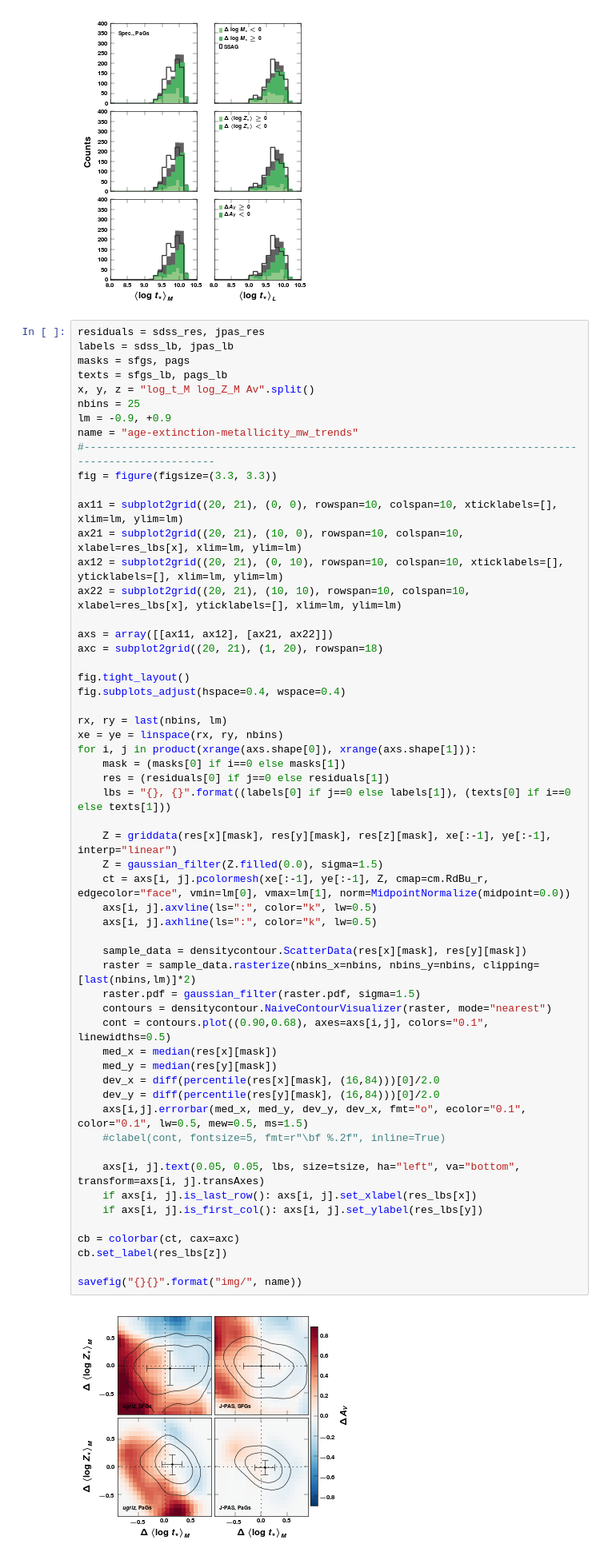
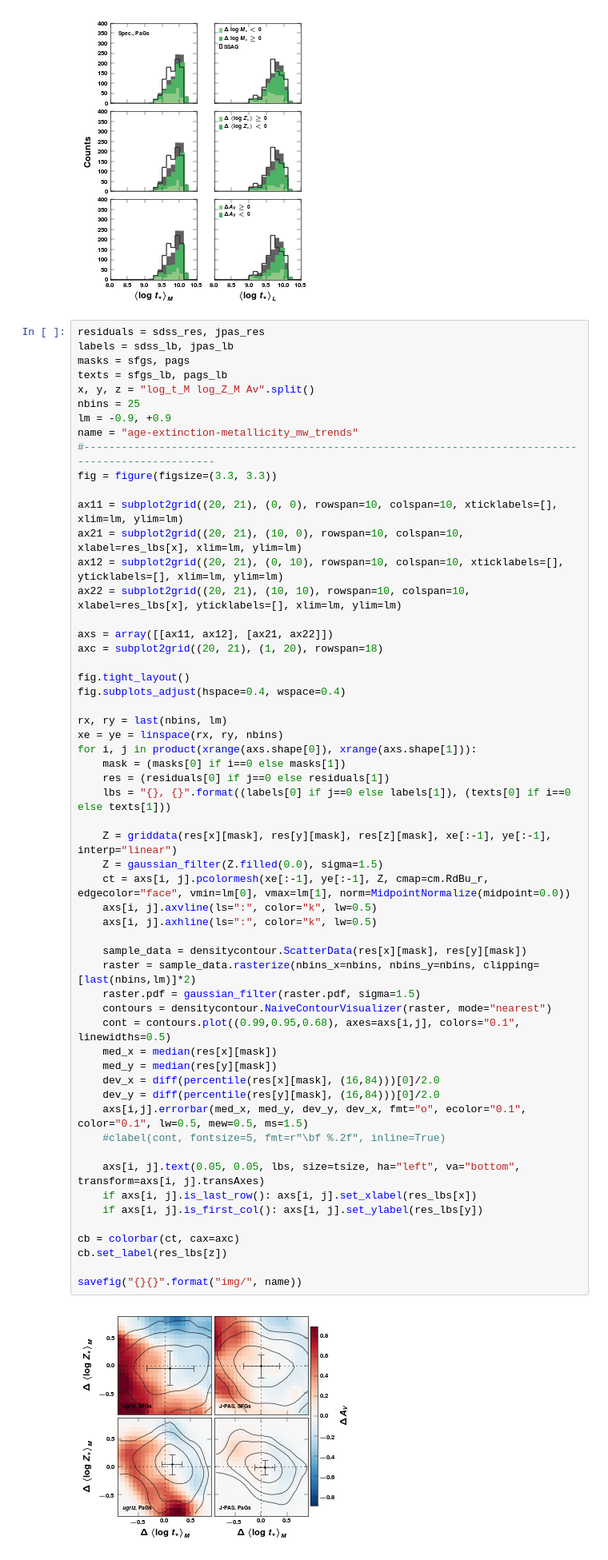
Before and after one commit to ajmejia/notebooks, a Jupyter notebook: TTANearbyUniverseCB13.ipynb, the cells around one changed output. Shown at 80% size. Drawn from its saved outputs; the diff is of its cells as text.

```diff
--- a/TTANearbyUniverseCB13.ipynb
+++ b/TTANearbyUniverseCB13.ipynb
@@ -934,35 +934,35 @@ for i, j in product(xrange(axs.shape[0]), xrange(axs.shape[1])):
     mask = (masks[0] if i==0 else masks[1])
     res = (residuals[0] if j==0 else residuals[1])
     lbs = "{}, {}".format((labels[0] if j==0 else labels[1]), (texts[0] if i==0 else texts[1]))
 
     Z = griddata(res[x][mask], res[y][mask], res[z][mask], xe[:-1], ye[:-1], interp="linear")
     Z = gaussian_filter(Z.filled(0.0), sigma=1.5)
     ct = axs[i, j].pcolormesh(xe[:-1], ye[:-1], Z, cmap=cm.RdBu_r, edgecolor="face", vmin=lm[0], vmax=lm[1], norm=MidpointNormalize(midpoint=0.0))
     axs[i, j].axvline(ls=":", color="k", lw=0.5)
     axs[i, j].axhline(ls=":", color="k", lw=0.5)
 
     sample_data = densitycontour.ScatterData(res[x][mask], res[y][mask])
     raster = sample_data.rasterize(nbins_x=nbins, nbins_y=nbins, clipping=[last(nbins,lm)]*2)
     raster.pdf = gaussian_filter(raster.pdf, sigma=1.5)
     contours = densitycontour.NaiveContourVisualizer(raster, mode="nearest")
-    cont = contours.plot((0.90,0.68), axes=axs[i,j], colors="0.1", linewidths=0.5)
+    cont = contours.plot((0.99,0.95,0.68), axes=axs[i,j], colors="0.1", linewidths=0.5)
     med_x = median(res[x][mask])
     med_y = median(res[y][mask])
     dev_x = diff(percentile(res[x][mask], (16,84)))[0]/2.0
     dev_y = diff(percentile(res[y][mask], (16,84)))[0]/2.0
     axs[i,j].errorbar(med_x, med_y, dev_y, dev_x, fmt="o", ecolor="0.1", color="0.1", lw=0.5, mew=0.5, ms=1.5)
     #clabel(cont, fontsize=5, fmt=r"\bf %.2f", inline=True)
 
     axs[i, j].text(0.05, 0.05, lbs, size=tsize, ha="left", va="bottom", transform=axs[i, j].transAxes)
     if axs[i, j].is_last_row(): axs[i, j].set_xlabel(res_lbs[x])
     if axs[i, j].is_first_col(): axs[i, j].set_ylabel(res_lbs[y])
 
 cb = colorbar(ct, cax=axc)
 cb.set_label(res_lbs[z])
 
 savefig("{}{}".format("img/", name))
 # %% [output]
-[figure, old version]
+[figure, new version]
 # %%
 residuals = sdss_res, jpas_res
 labels = sdss_lb, jpas_lb
```
Also changed, not shown: parts of 6 cells of this notebook.
